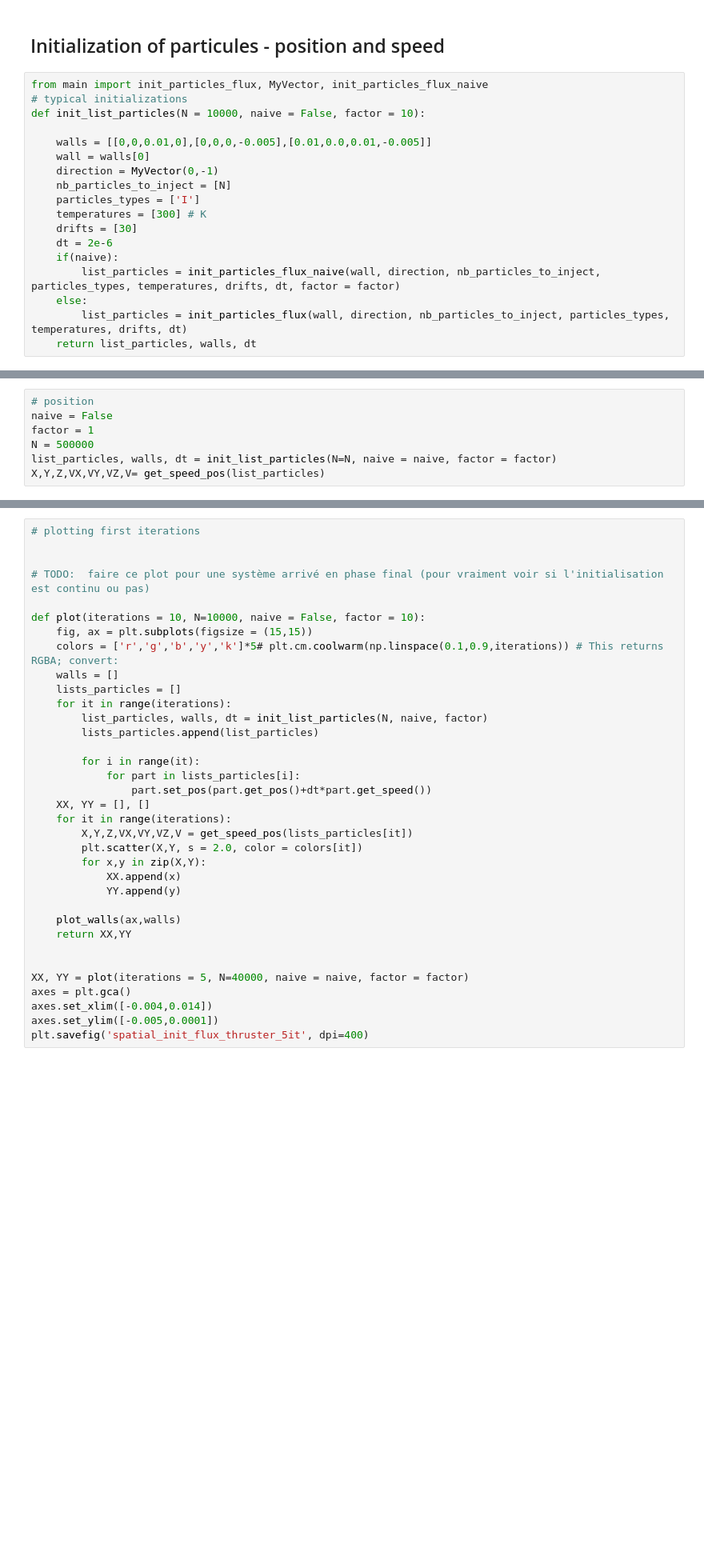
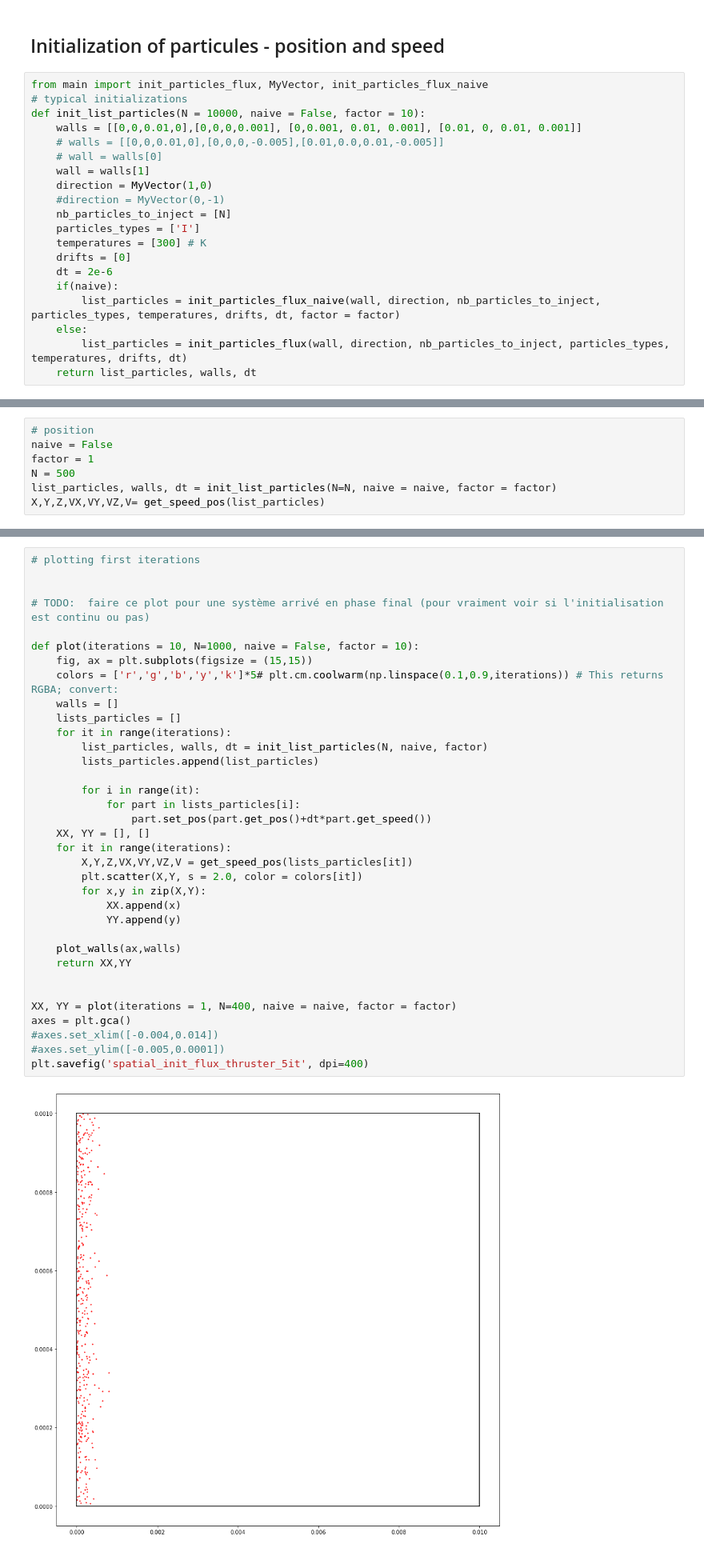
Before and after one commit to PaulCalot/neutralisation-faisceau-ions-negatifs-propulsion-satellite, a Jupyter notebook: main.ipynb, the cells around one changed output, grey strips where cells are left out. Shown at 80% size. Saved outputs shown, nothing was run; the diff lists cells and outputs as text; blank space fills up the shorter version.

```diff
--- a/main.ipynb
+++ b/main.ipynb
@@ -356,14 +356,16 @@ plt.savefig('init_uniform_speed.png', dpi = 400, bbox_inches = 'tight', pad_inch
 from main import init_particles_flux, MyVector, init_particles_flux_naive
 # typical initializations
 def init_list_particles(N = 10000, naive = False, factor = 10):
-
-    walls = [[0,0,0.01,0],[0,0,0,-0.005],[0.01,0.0,0.01,-0.005]]
-    wall = walls[0]
-    direction = MyVector(0,-1)
+    walls = [[0,0,0.01,0],[0,0,0,0.001], [0,0.001, 0.01, 0.001], [0.01, 0, 0.01, 0.001]]
+    # walls = [[0,0,0.01,0],[0,0,0,-0.005],[0.01,0.0,0.01,-0.005]]
+    # wall = walls[0]
+    wall = walls[1]
+    direction = MyVector(1,0)
+    #direction = MyVector(0,-1)
     nb_particles_to_inject = [N]
     particles_types = ['I']
     temperatures = [300] # K
-    drifts = [30]
+    drifts = [0]
     dt = 2e-6
     if(naive):
         list_particles = init_particles_flux_naive(wall, direction, nb_particles_to_inject, particles_types, temperatures, drifts, dt, factor = factor)
@@ -423,7 +425,7 @@ def hist(ax, arr, x_name, color, density, pdf = None):
 # position
 naive = False
 factor = 1
-N = 500000
+N = 500
 list_particles, walls, dt = init_list_particles(N=N, naive = naive, factor = factor)
 X,Y,Z,VX,VY,VZ,V= get_speed_pos(list_particles)
 # %%
@@ -451,37 +457,39 @@ plt.show()
 # plotting first iterations
 
 
 # TODO:  faire ce plot pour une système arrivé en phase final (pour vraiment voir si l'initialisation est continu ou pas)
 
-def plot(iterations = 10, N=10000, naive = False, factor = 10):
+def plot(iterations = 10, N=1000, naive = False, factor = 10):
     fig, ax = plt.subplots(figsize = (15,15))
     colors = ['r','g','b','y','k']*5# plt.cm.coolwarm(np.linspace(0.1,0.9,iterations)) # This returns RGBA; convert:
     walls = []
     lists_particles = []
     for it in range(iterations):
         list_particles, walls, dt = init_list_particles(N, naive, factor)
         lists_particles.append(list_particles)
 
         for i in range(it):
             for part in lists_particles[i]:
                 part.set_pos(part.get_pos()+dt*part.get_speed())
     XX, YY = [], []
     for it in range(iterations):
         X,Y,Z,VX,VY,VZ,V = get_speed_pos(lists_particles[it])
         plt.scatter(X,Y, s = 2.0, color = colors[it])
         for x,y in zip(X,Y):
             XX.append(x)
             YY.append(y)
 
     plot_walls(ax,walls)
     return XX,YY
 
 
-XX, YY = plot(iterations = 5, N=40000, naive = naive, factor = factor)
+XX, YY = plot(iterations = 1, N=400, naive = naive, factor = factor)
 axes = plt.gca()
-axes.set_xlim([-0.004,0.014])
-axes.set_ylim([-0.005,0.0001])
+#axes.set_xlim([-0.004,0.014])
+#axes.set_ylim([-0.005,0.0001])
 plt.savefig('spatial_init_flux_thruster_5it', dpi=400)
+# %% [output]
+[figure, added]
 # %%
 
 fig, axes = plt.subplots(1,2, figsize = (15,5))
```
Also changed, not shown: parts of 4 cells of this notebook.
